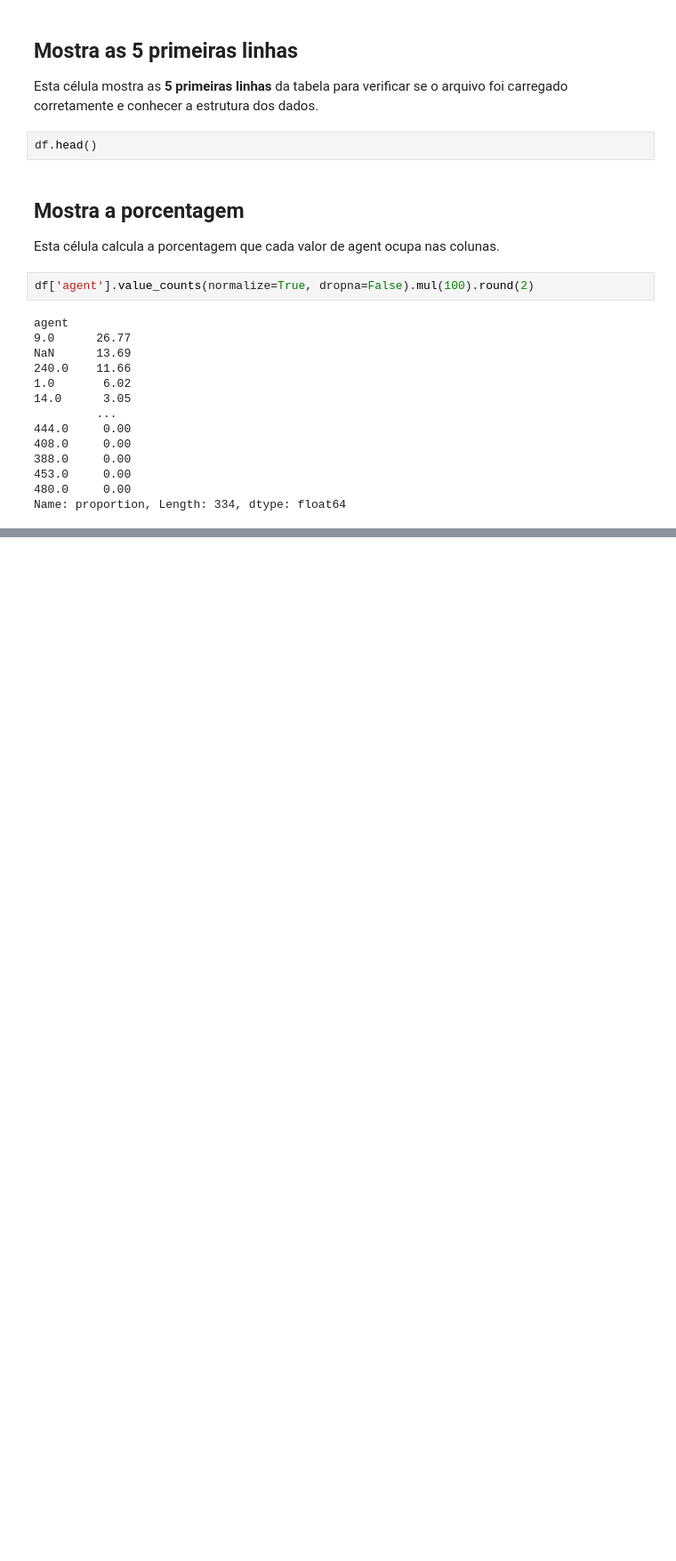
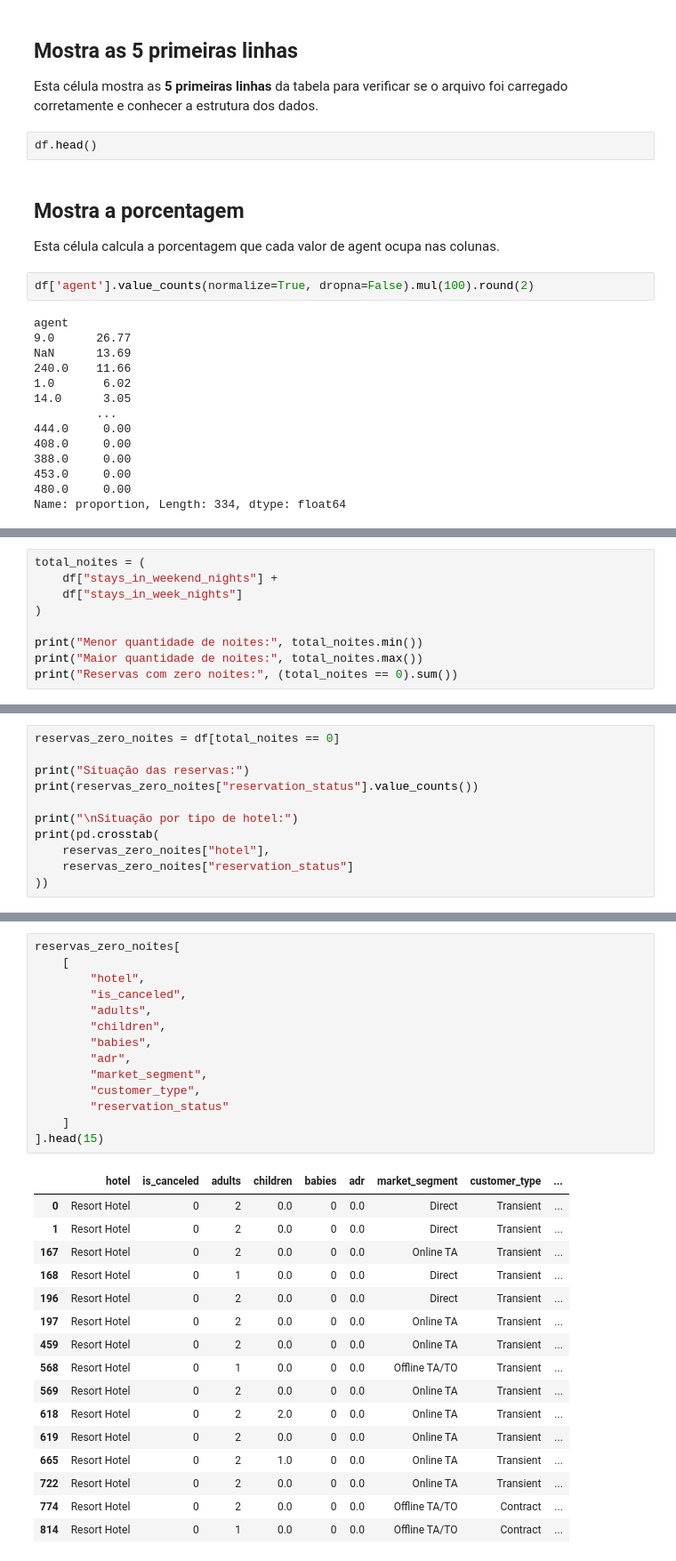
Before and after one commit to Gustazx22/projetodataset, a Jupyter notebook: projeto.ipynb, the cells around one changed output, grey strips where cells are left out. Shown at 89% size. Saved outputs shown, nothing was run; the diff lists cells and outputs as text; blank space fills up the shorter version.

```diff
--- a/projeto.ipynb
+++ b/projeto.ipynb
@@ -213,0 +523,9 @@ Name: proportion, Length: 334, dtype: float64
+# %%
+total_noites = (
+    df["stays_in_weekend_nights"] +
+    df["stays_in_week_nights"]
+)
+
+print("Menor quantidade de noites:", total_noites.min())
+print("Maior quantidade de noites:", total_noites.max())
+print("Reservas com zero noites:", (total_noites == 0).sum())
@@ -213,0 +536,11 @@ Name: proportion, Length: 334, dtype: float64
+# %%
+reservas_zero_noites = df[total_noites == 0]
+
+print("Situação das reservas:")
+print(reservas_zero_noites["reservation_status"].value_counts())
+
+print("\nSituação por tipo de hotel:")
+print(pd.crosstab(
+    reservas_zero_noites["hotel"],
+    reservas_zero_noites["reservation_status"]
+))
@@ -213,0 +560,31 @@ Name: proportion, Length: 334, dtype: float64
+# %%
+reservas_zero_noites[
+    [
+        "hotel",
+        "is_canceled",
+        "adults",
+        "children",
+        "babies",
+        "adr",
+        "market_segment",
+        "customer_type",
+        "reservation_status"
+    ]
+].head(15)
+# %% [output]
+|  | hotel | is_canceled | adults | children | babies | adr | market_segment | customer_type | ... |
+| 0 | Resort Hotel | 0 | 2 | 0.0 | 0 | 0.0 | Direct | Transient | ... |
+| 1 | Resort Hotel | 0 | 2 | 0.0 | 0 | 0.0 | Direct | Transient | ... |
+| 167 | Resort Hotel | 0 | 2 | 0.0 | 0 | 0.0 | Online TA | Transient | ... |
+| 168 | Resort Hotel | 0 | 1 | 0.0 | 0 | 0.0 | Direct | Transient | ... |
+| 196 | Resort Hotel | 0 | 2 | 0.0 | 0 | 0.0 | Direct | Transient | ... |
+| 197 | Resort Hotel | 0 | 2 | 0.0 | 0 | 0.0 | Online TA | Transient | ... |
+| 459 | Resort Hotel | 0 | 2 | 0.0 | 0 | 0.0 | Online TA | Transient | ... |
+| 568 | Resort Hotel | 0 | 1 | 0.0 | 0 | 0.0 | Offline TA/TO | Transient | ... |
+| 569 | Resort Hotel | 0 | 2 | 0.0 | 0 | 0.0 | Online TA | Transient | ... |
+| 618 | Resort Hotel | 0 | 2 | 2.0 | 0 | 0.0 | Online TA | Transient | ... |
+| 619 | Resort Hotel | 0 | 2 | 0.0 | 0 | 0.0 | Online TA | Transient | ... |
+| 665 | Resort Hotel | 0 | 2 | 1.0 | 0 | 0.0 | Online TA | Transient | ... |
+| 722 | Resort Hotel | 0 | 2 | 0.0 | 0 | 0.0 | Online TA | Transient | ... |
+| 774 | Resort Hotel | 0 | 2 | 0.0 | 0 | 0.0 | Offline TA/TO | Contract | ... |
+| 814 | Resort Hotel | 0 | 1 | 0.0 | 0 | 0.0 | Offline TA/TO | Contract | ... |
```
Also changed, not shown: parts of 57 cells of this notebook.
